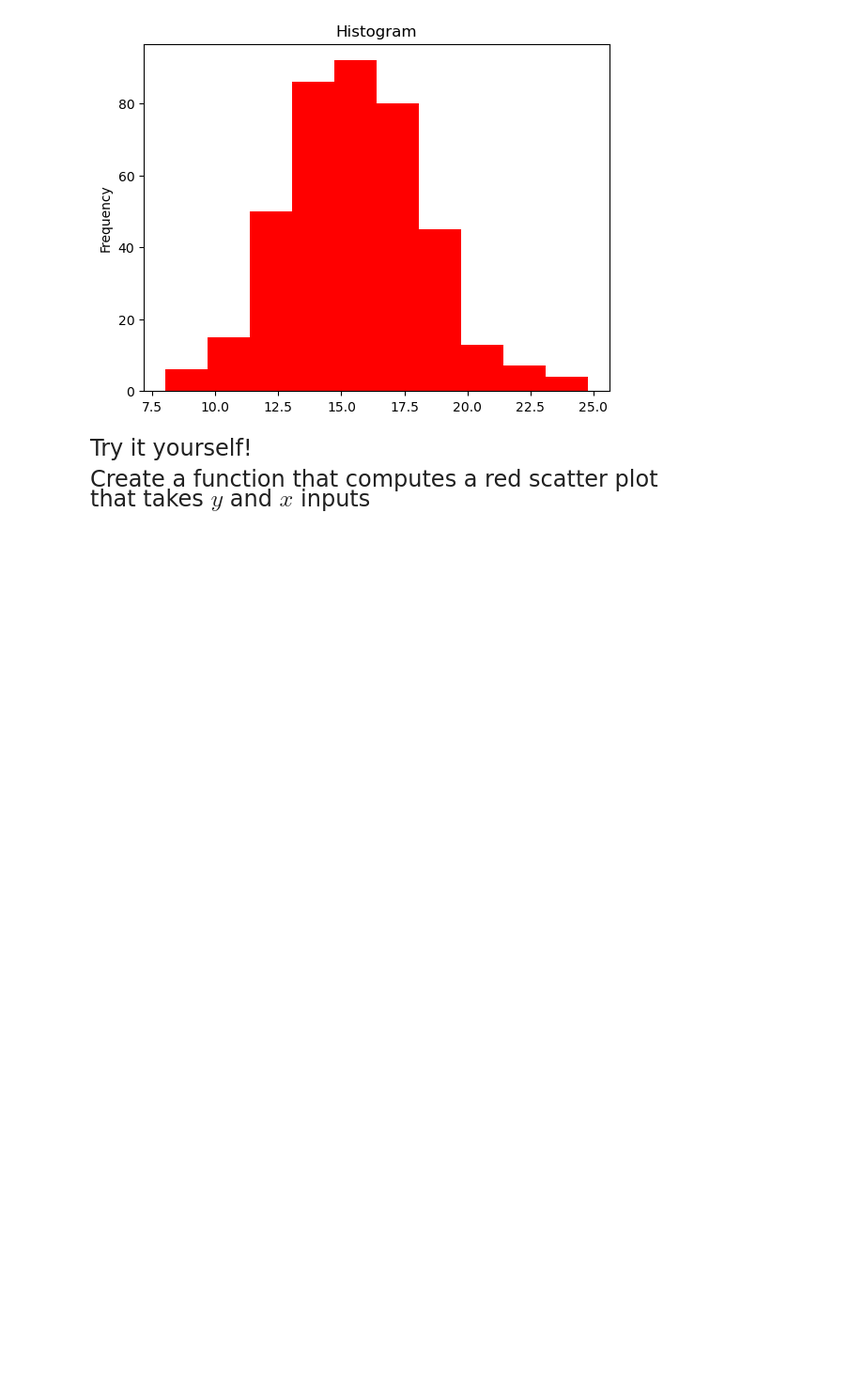
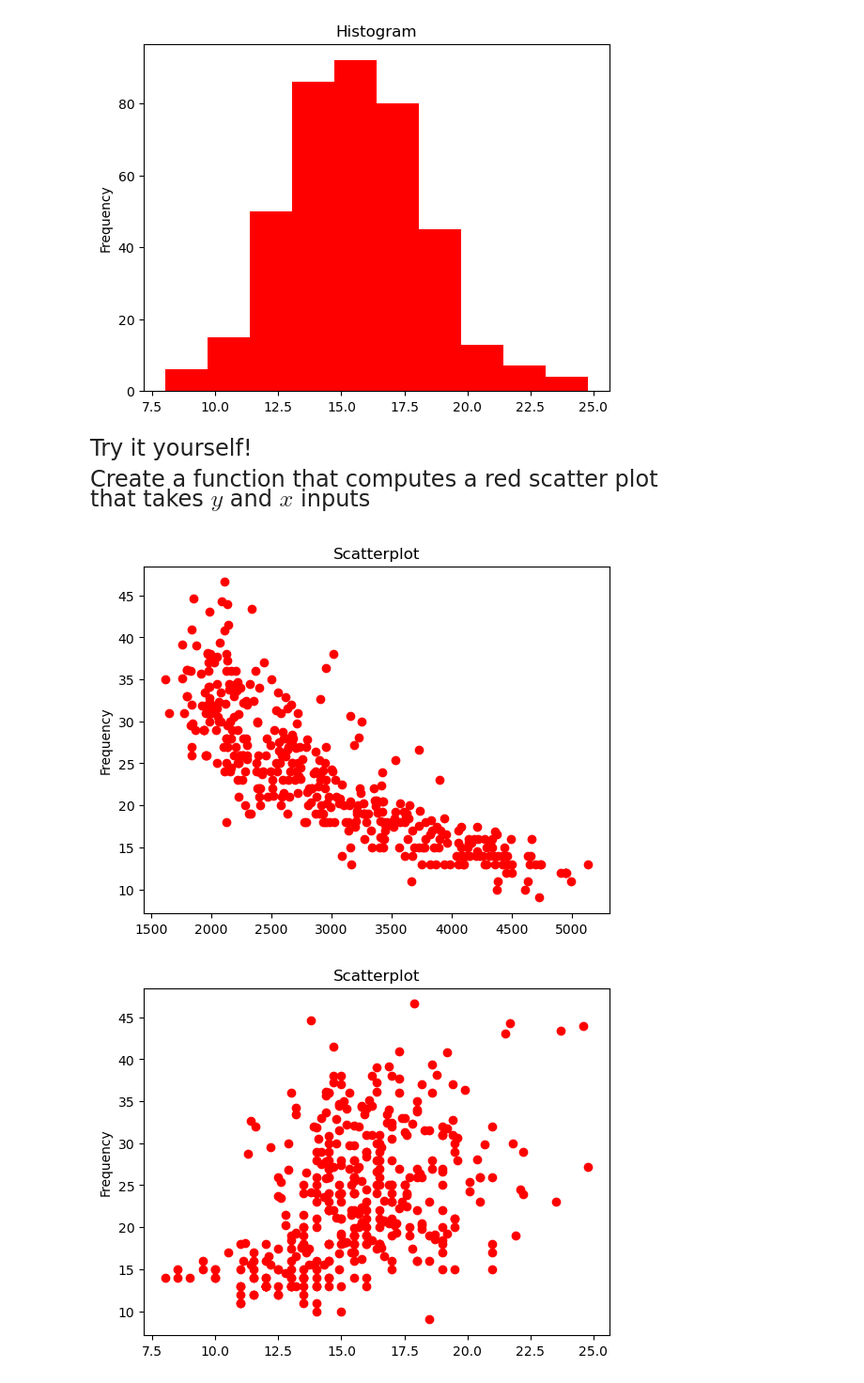
Before and after one commit to SeanB367/qtm151spring2024, a Jupyter notebook: lecture_07/lecture7.ipynb, the cells around one changed output. Shown: that part at 94% size. Drawn from its saved outputs; the diff is of its cells as text; code cells hidden in the pictures; blank space fills up the shorter version.

```diff
--- a/lecture_07/lecture7.ipynb
+++ b/lecture_07/lecture7.ipynb
@@ -329,0 +327,17 @@ Create a function that computes a red scatter plot <br>
+# %%
+# Write your own code
+# Define the function
+
+def red_scatter(vec_x, vec_y):
+    plt.scatter(x = vec_x, y = vec_y, color = "red")
+    plt.title("Scatterplot")
+    plt.ylabel("Frequency")
+    plt.show()
+
+carfeatures = pd.read_csv("data/features.csv")
+
+red_scatter(carfeatures["weight"], carfeatures["mpg"])
+red_scatter(carfeatures["acceleration"], carfeatures["mpg"])
+# %% [output]
+[figure, added]
+[figure, added]
```
Also changed, not shown: parts of 2 cells of this notebook.
